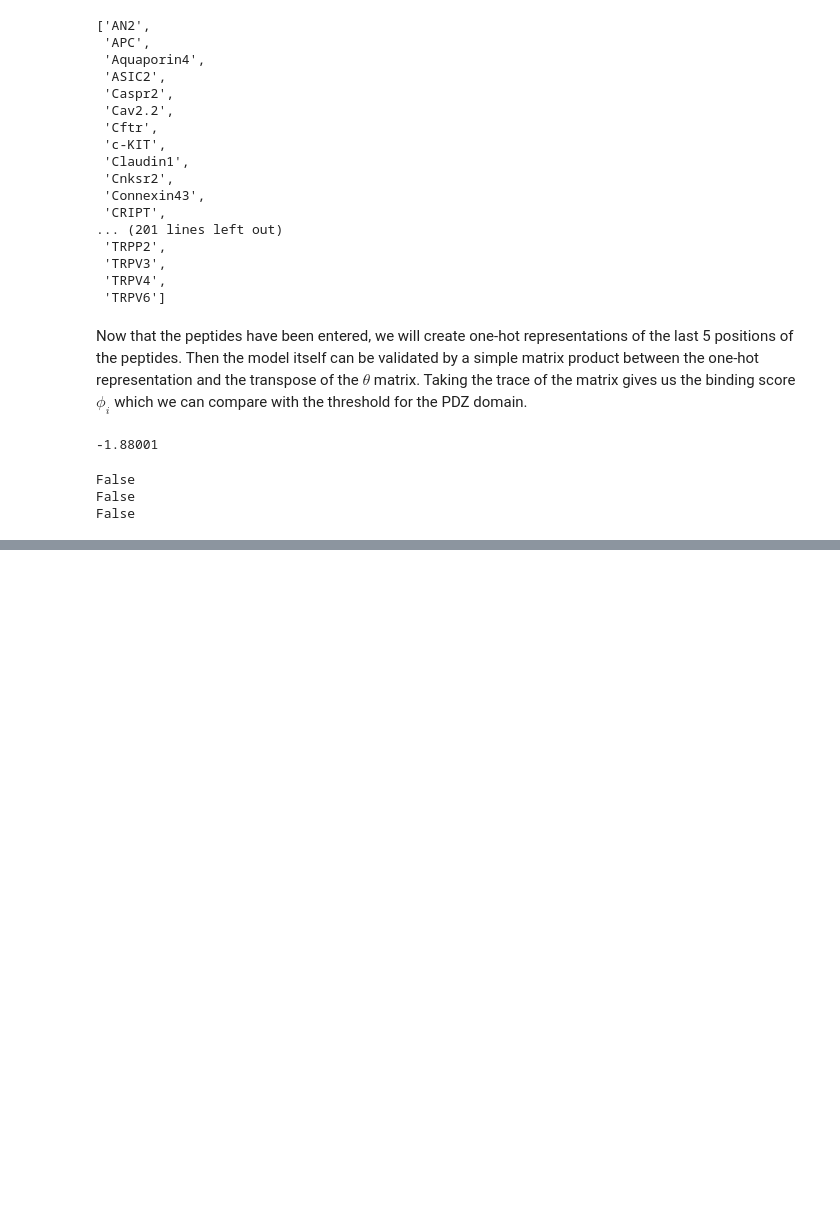
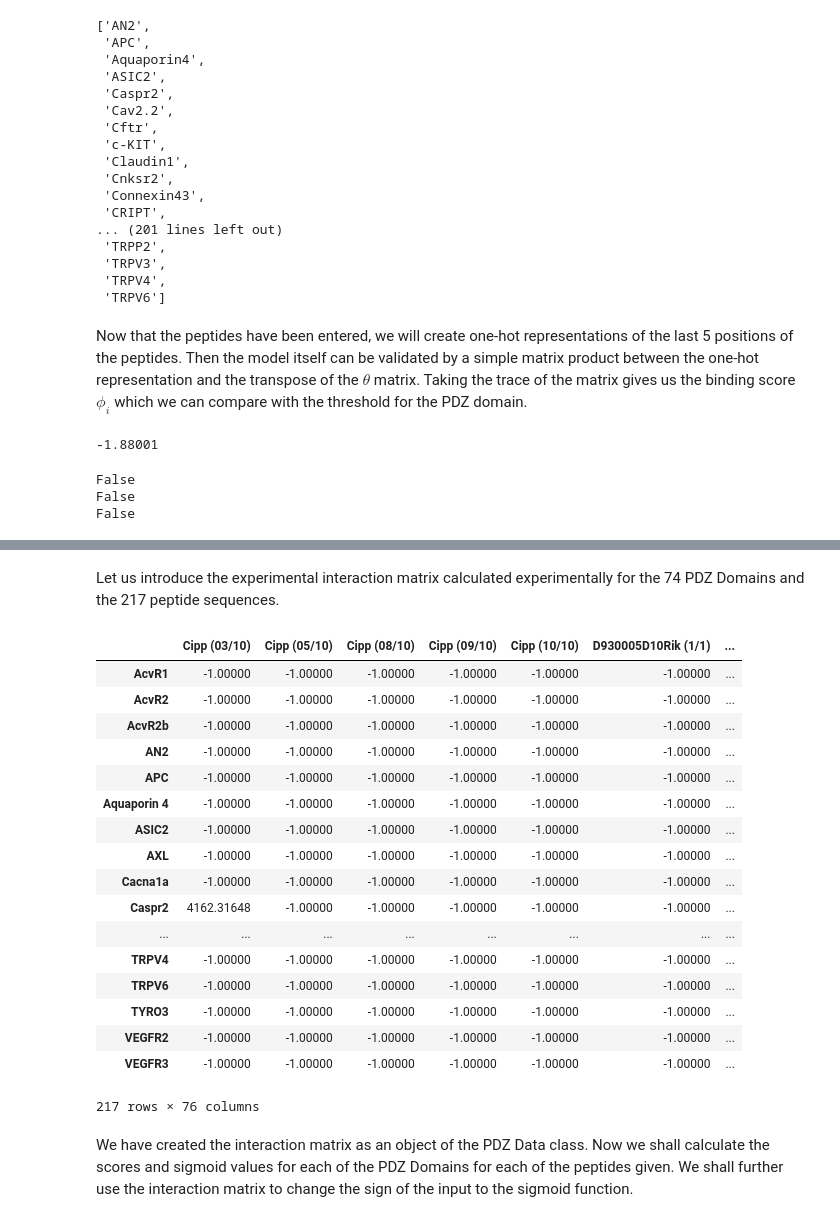
Before and after one commit to dhruvparamhans/project3a, a Jupyter notebook: Read PDZ Domain data.ipynb, the cells around one changed output, grey strips where cells are left out. Cells and saved outputs as stored; diff of their text form; code cells hidden in the pictures; blank space fills up the shorter version.

```diff
--- a/Read PDZ Domain data.ipynb
+++ b/Read PDZ Domain data.ipynb
@@ -160,0 +255,37 @@ True
+# %% [markdown]
+Let us  introduce the experimental interaction matrix calculated experimentally for the 74 PDZ Domains and the 217 peptide sequences.
+# %%
+fp_interaction_matrix = pd.read_excel('Data_PDZ/fp_interaction_matrix.xlsx')
+for column in fp_interaction_matrix.columns:
+    fp_interaction_matrix.loc[fp_interaction_matrix[column] == 0.0, column] = -1.0
+# %%
+test = fp_interaction_matrix.T
+new_columns = []
+for name in list(test.columns):
+    new_columns.append(name.encode('utf-8'))
+test.columns = new_columns
+
+PDZ_Data.int_matrix = test
+# %%
+PDZ_Data.int_matrix
+# %% [output]
+|  | Cipp (03/10) | Cipp (05/10) | Cipp (08/10) | Cipp (09/10) | Cipp (10/10) | D930005D10Rik (1/1) | ... |
+| AcvR1 | -1.00000 | -1.00000 | -1.00000 | -1.00000 | -1.00000 | -1.00000 | ... |
+| AcvR2 | -1.00000 | -1.00000 | -1.00000 | -1.00000 | -1.00000 | -1.00000 | ... |
+| AcvR2b | -1.00000 | -1.00000 | -1.00000 | -1.00000 | -1.00000 | -1.00000 | ... |
+| AN2 | -1.00000 | -1.00000 | -1.00000 | -1.00000 | -1.00000 | -1.00000 | ... |
+| APC | -1.00000 | -1.00000 | -1.00000 | -1.00000 | -1.00000 | -1.00000 | ... |
+| Aquaporin 4 | -1.00000 | -1.00000 | -1.00000 | -1.00000 | -1.00000 | -1.00000 | ... |
+| ASIC2 | -1.00000 | -1.00000 | -1.00000 | -1.00000 | -1.00000 | -1.00000 | ... |
+| AXL | -1.00000 | -1.00000 | -1.00000 | -1.00000 | -1.00000 | -1.00000 | ... |
+| Cacna1a | -1.00000 | -1.00000 | -1.00000 | -1.00000 | -1.00000 | -1.00000 | ... |
+| Caspr2 | 4162.31648 | -1.00000 | -1.00000 | -1.00000 | -1.00000 | -1.00000 | ... |
+| ... | ... | ... | ... | ... | ... | ... | ... |
+| TRPV4 | -1.00000 | -1.00000 | -1.00000 | -1.00000 | -1.00000 | -1.00000 | ... |
+| TRPV6 | -1.00000 | -1.00000 | -1.00000 | -1.00000 | -1.00000 | -1.00000 | ... |
+| TYRO3 | -1.00000 | -1.00000 | -1.00000 | -1.00000 | -1.00000 | -1.00000 | ... |
+| VEGFR2 | -1.00000 | -1.00000 | -1.00000 | -1.00000 | -1.00000 | -1.00000 | ... |
+| VEGFR3 | -1.00000 | -1.00000 | -1.00000 | -1.00000 | -1.00000 | -1.00000 | ... |
+217 rows × 76 columns
+# %% [markdown]
+We have created the interaction matrix as an object of the PDZ Data class. Now we shall calculate the scores and sigmoid values for each of the PDZ Domains for each of the peptides given. We shall further use the interaction matrix to change the sign of the input to the sigmoid function.
```
Also changed, not shown: parts of 29 cells of this notebook, 1 other file.
